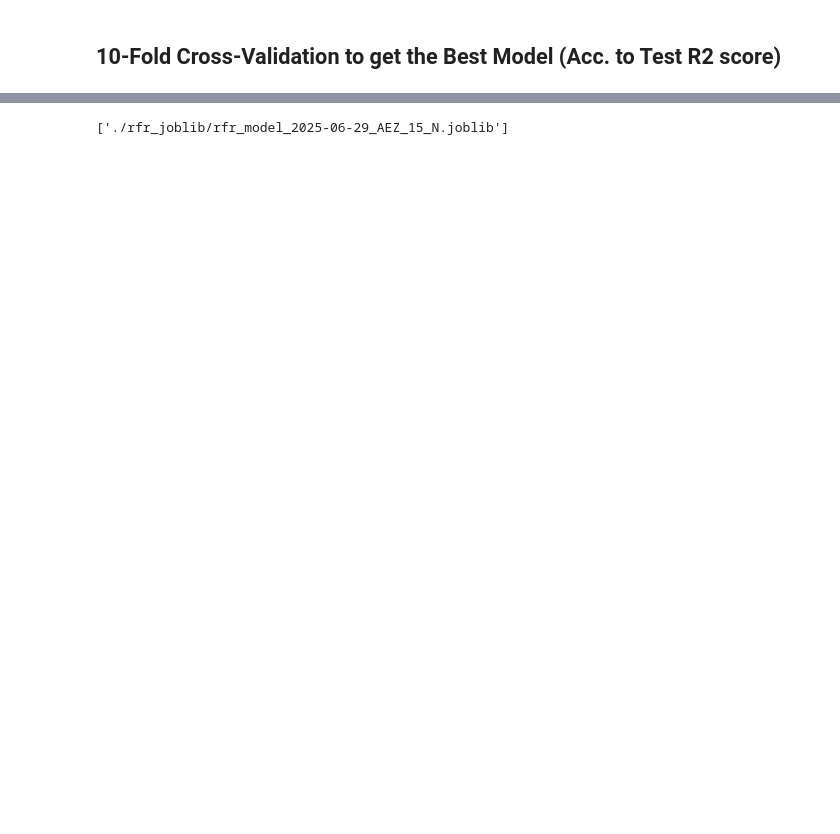
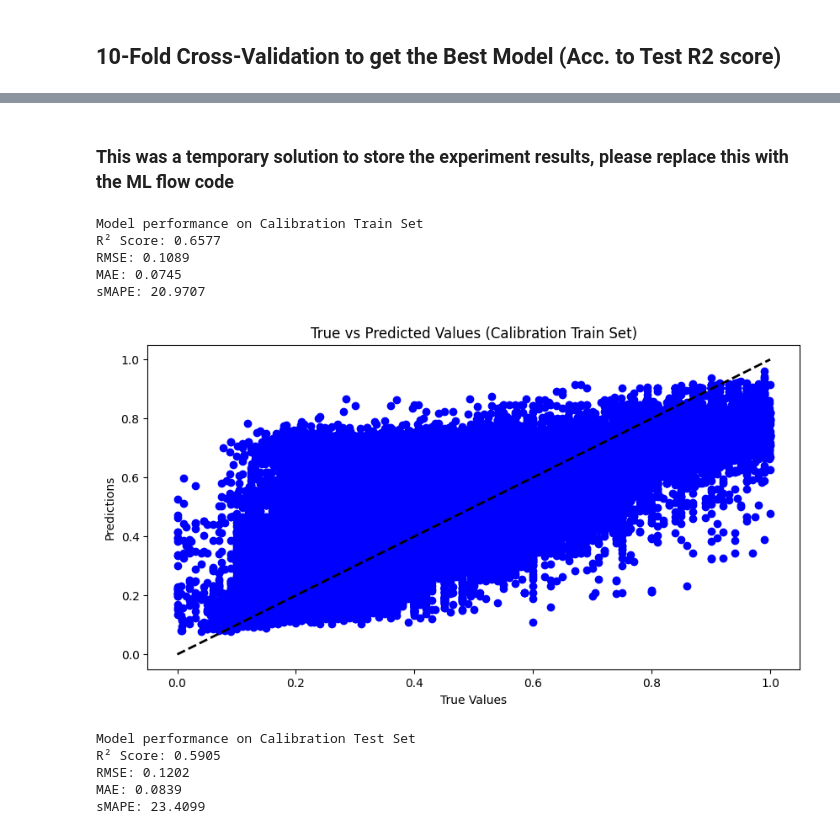
Before and after one commit to Aakash3101/shc-code, a Jupyter notebook: 6_balanced_RF_model.ipynb, the cells around one changed output, grey strips where cells are left out. Saved outputs shown, nothing was run; the diff lists cells and outputs as text; code cells hidden in the pictures; blank space fills up the shorter version.

```diff
--- a/6_balanced_RF_model.ipynb
+++ b/6_balanced_RF_model.ipynb
@@ -585,2 +526,0 @@ RandomForestRegressor(max_depth=15, max_features=0.8145077676476332,
-# %%
-y_pred = rf.predict(X_train[selected_feature_names])
@@ -638,3 +526,0 @@ bin_plots_stats(y_train, y_pred, bins, save_plots=True, mode='train')
-# %%
-# Make predictions
-y_pred = rf.predict(X_test[selected_feature_names])
@@ -813,8 +617,8 @@ Best model is from fold 7 with R² = 0.7557
-# %%
-# Save the model as joblib file
-OUTPUT_FOLDER = "./rfr_joblib"
-file_name = f"rfr_model_{str(datetime.datetime.today().date())}_AEZ_{AEZ}_{PRED_VARIABLE}.joblib"
-model_path = os.path.join(OUTPUT_FOLDER, file_name)
-joblib.dump(best_model, model_path)
-# %% [output]
-['./rfr_joblib/rfr_model_2025-06-29_AEZ_15_N.joblib']
+# %%
+if best_split is not None:
+    A = X_train
+    train_idx, test_idx = best_split
+    X_val_train, X_val_test = A.iloc[train_idx], A.iloc[test_idx]
+    y_val_train, y_val_test = y_train.iloc[train_idx], y_train.iloc[test_idx]
+# %% [markdown]
+### This was a temporary solution to store the experiment results, please replace this with the ML flow code
@@ -820,0 +628,34 @@ joblib.dump(best_model, model_path)
+# %%
+y_pred = best_model.predict(X_val_train[selected_feature_names])
+
+# Evaluate model performance
+r2 = r2_score(y_val_train, y_pred)
+rmse = np.sqrt(mean_squared_error(y_val_train, y_pred))
+mae = mean_absolute_error(y_val_train, y_pred)
+smape_value = smape(y_val_train, y_pred)
+print("Model performance on Calibration Train Set")
+print(f"R² Score: {r2:.4f}")
+print(f"RMSE: {rmse:.4f}")
+print(f"MAE: {mae:.4f}")
+print(f"sMAPE: {smape_value:.4f}")
+
+new_row = {"AEZ" : AEZ, "Set" : "CAL_TRAIN", "Property" : PRED_VARIABLE, "R2" : r2, "RMSE" : rmse, "MAE" : mae, "sMAPE" : smape_value}
+stats_df = pd.concat([stats_df, pd.DataFrame([new_row])], ignore_index=True)
+# %% [output]
+Model performance on Calibration Train Set
+R² Score: 0.6577
+RMSE: 0.1089
+MAE: 0.0745
+sMAPE: 20.9707
+# %%
+# Visualizing the true vs predicted values
+plt.figure(figsize=(10, 5))
+plt.scatter(y_val_train, y_pred, color='blue')
+plt.plot([y_val_train.min(), y_val_train.max()], [y_val_train.min(), y_val_train.max()], 'k--', lw=2)
+plt.xlabel('True Values')
+plt.ylabel('Predictions')
+plt.title('True vs Predicted Values (Calibration Train Set)')
+# plt.savefig(os.path.join(PLOT_SAVE_PATH, "cal_train_true_vs_pred.png"))
+plt.show()
+# %% [output]
+[figure, added]
@@ -820,0 +664,22 @@ joblib.dump(best_model, model_path)
+# %%
+y_pred = best_model.predict(X_val_test[selected_feature_names])
+
+# Evaluate model performance
+r2 = r2_score(y_val_test, y_pred)
+rmse = np.sqrt(mean_squared_error(y_val_test, y_pred))
+mae = mean_absolute_error(y_val_test, y_pred)
+smape_value = smape(y_val_test, y_pred)
+print("Model performance on Calibration Test Set")
+print(f"R² Score: {r2:.4f}")
+print(f"RMSE: {rmse:.4f}")
+print(f"MAE: {mae:.4f}")
+print(f"sMAPE: {smape_value:.4f}")
+
+new_row = {"AEZ" : AEZ, "Set" : "CAL_TEST", "Property" : PRED_VARIABLE, "R2" : r2, "RMSE" : rmse, "MAE" : mae, "sMAPE" : smape_value}
+stats_df = pd.concat([stats_df, pd.DataFrame([new_row])], ignore_index=True)
+# %% [output]
+Model performance on Calibration Test Set
+R² Score: 0.5905
+RMSE: 0.1202
+MAE: 0.0839
+sMAPE: 23.4099
```
Also changed, not shown: parts of 50 cells of this notebook, 4 other files.
